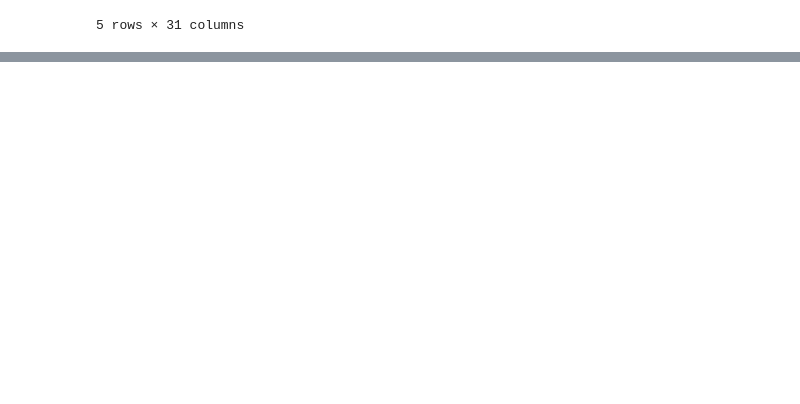
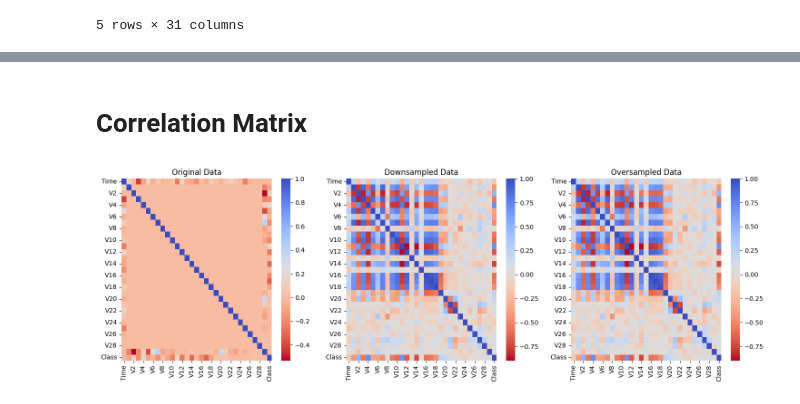
Before and after one commit to LeikRad/TAA_Projects, a Jupyter notebook: project_1/project.ipynb, the cells around one changed output, grey strips where cells are left out. Cells and saved outputs as stored; diff of their text form; code cells hidden in the pictures; blank space fills up the shorter version.

Commit message:
correlation Matrices

```diff
--- a/project_1/project.ipynb
+++ b/project_1/project.ipynb
@@ -131,0 +149,33 @@ data.head()
+# %% [markdown]
+# Correlation Matrix
+# %%
+import seaborn as sns
+
+# Assuming data is a pandas DataFrame
+correlation_matrix = data.corr()
+
+# Create a figure and a set of subplots
+fig, axs = plt.subplots(ncols=3, figsize=(15, 5))
+
+# Plot the first heatmap
+sns.heatmap(correlation_matrix, annot=False, cmap='coolwarm_r', ax=axs[0])
+axs[0].set_title('Original Data')
+
+# Calculate the correlation matrix for the downsampled data
+subsampled_correlation_matrix = data.iloc[np.concatenate([posidx_downsampled, negidx_downsampled])].corr()
+
+# Plot the second heatmap
+sns.heatmap(subsampled_correlation_matrix, annot=False, cmap='coolwarm_r', ax=axs[1])
+axs[1].set_title('Downsampled Data')
+
+# Plot Oversampled
+oversampled_correlation_matrix = data.iloc[np.concatenate([posidx_oversampled, negidx_oversampled])].corr()
+
+sns.heatmap(oversampled_correlation_matrix, annot=False, cmap='coolwarm_r', ax=axs[2])
+axs[2].set_title('Oversampled Data')
+
+# Display the plot
+plt.tight_layout()
+plt.show()
+# %% [output]
+[figure, added]
```
Also changed, not shown: parts of 1 cell of this notebook, 1 other file.
